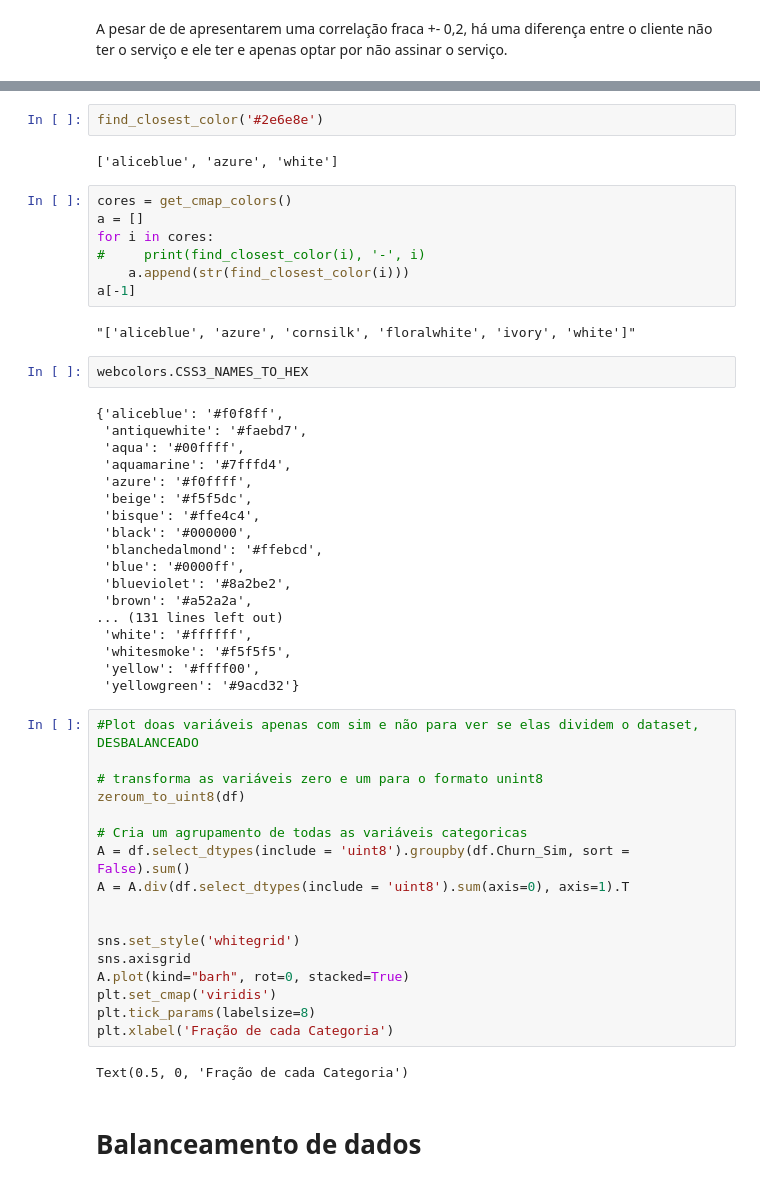
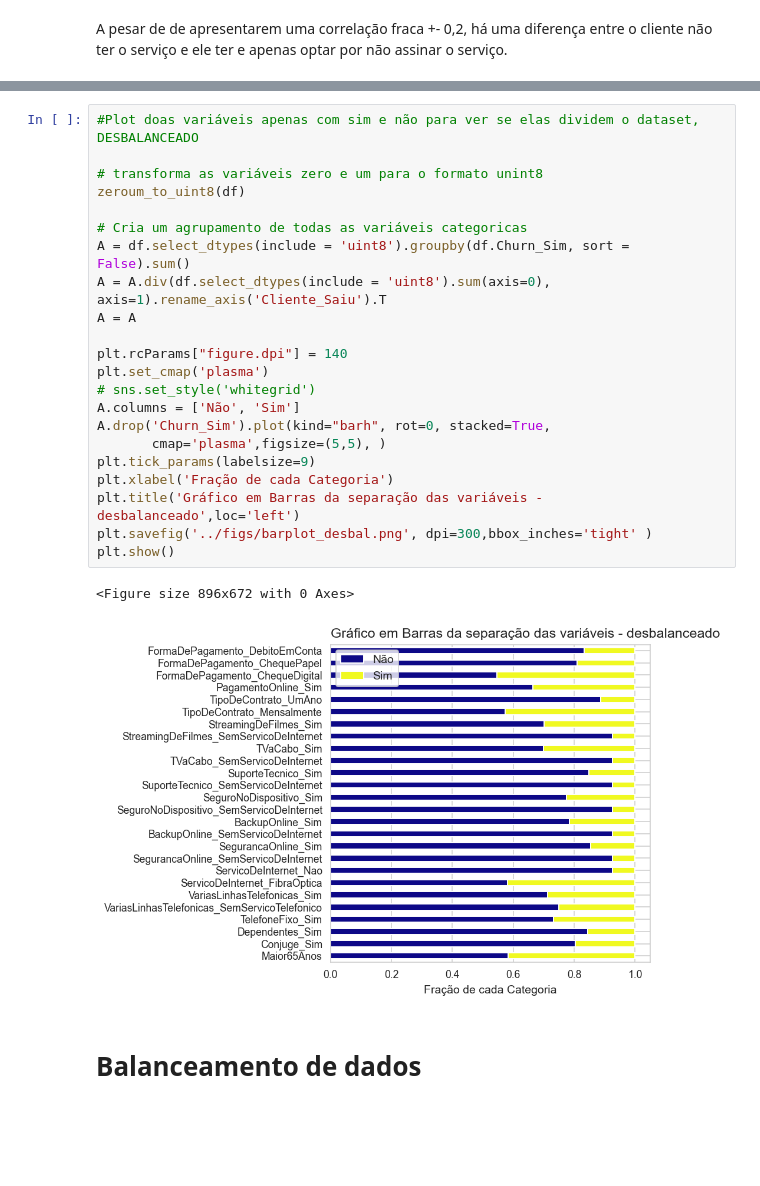
Before and after one commit to chzandonai/churn-detection, a Jupyter notebook: notebooks/deteccao-de-perdas-de-clientes-telefonia.ipynb, the cells around one changed output, grey strips where cells are left out. Drawn from its saved outputs; the diff is of its cells as text; blank space fills up the shorter version.

```diff
--- a/notebooks/deteccao-de-perdas-de-clientes-telefonia.ipynb
+++ b/notebooks/deteccao-de-perdas-de-clientes-telefonia.ipynb
@@ -202,55 +119,28 @@ get_cmap_colors()
-# %%
-find_closest_color('#2e6e8e')
-# %% [output]
-['aliceblue', 'azure', 'white']
-# %%
-cores = get_cmap_colors()
-a = []
-for i in cores:
-#     print(find_closest_color(i), '-', i)
-    a.append(str(find_closest_color(i)))
-a[-1]
-# %% [output]
-"['aliceblue', 'azure', 'cornsilk', 'floralwhite', 'ivory', 'white']"
-# %%
-webcolors.CSS3_NAMES_TO_HEX
-# %% [output]
-{'aliceblue': '#f0f8ff',
- 'antiquewhite': '#faebd7',
- 'aqua': '#00ffff',
- 'aquamarine': '#7fffd4',
- 'azure': '#f0ffff',
- 'beige': '#f5f5dc',
- 'bisque': '#ffe4c4',
- 'black': '#000000',
- 'blanchedalmond': '#ffebcd',
- 'blue': '#0000ff',
- 'blueviolet': '#8a2be2',
- 'brown': '#a52a2a',
-... (131 lines left out)
- 'white': '#ffffff',
- 'whitesmoke': '#f5f5f5',
- 'yellow': '#ffff00',
- 'yellowgreen': '#9acd32'}
 # %%
 #Plot doas variáveis apenas com sim e não para ver se elas dividem o dataset, DESBALANCEADO
 
 # transforma as variáveis zero e um para o formato unint8
 zeroum_to_uint8(df)
 
 # Cria um agrupamento de todas as variáveis categoricas
 A = df.select_dtypes(include = 'uint8').groupby(df.Churn_Sim, sort = False).sum()
-A = A.div(df.select_dtypes(include = 'uint8').sum(axis=0), axis=1).T
+A = A.div(df.select_dtypes(include = 'uint8').sum(axis=0), axis=1).rename_axis('Cliente_Saiu').T
+A = A
 
-
-sns.set_style('whitegrid')
-sns.axisgrid
-A.plot(kind="barh", rot=0, stacked=True)
-plt.set_cmap('viridis')
-plt.tick_params(labelsize=8)
+plt.rcParams["figure.dpi"] = 140
+plt.set_cmap('plasma')
+# sns.set_style('whitegrid')
+A.columns = ['Não', 'Sim']
+A.drop('Churn_Sim').plot(kind="barh", rot=0, stacked=True,
+       cmap='plasma',figsize=(5,5), )
+plt.tick_params(labelsize=9)
 plt.xlabel('Fração de cada Categoria')
+plt.title('Gráfico em Barras da separação das variáveis - desbalanceado',loc='left')
+plt.savefig('../figs/barplot_desbal.png', dpi=300,bbox_inches='tight' )
+plt.show()
 # %% [output]
-Text(0.5, 0, 'Fração de cada Categoria')
+<Figure size 896x672 with 0 Axes>
+[figure, added]
 # %% [markdown]
 # Balanceamento de dados
 # %% [markdown]
```
Also changed, not shown: parts of 40 cells of this notebook.
